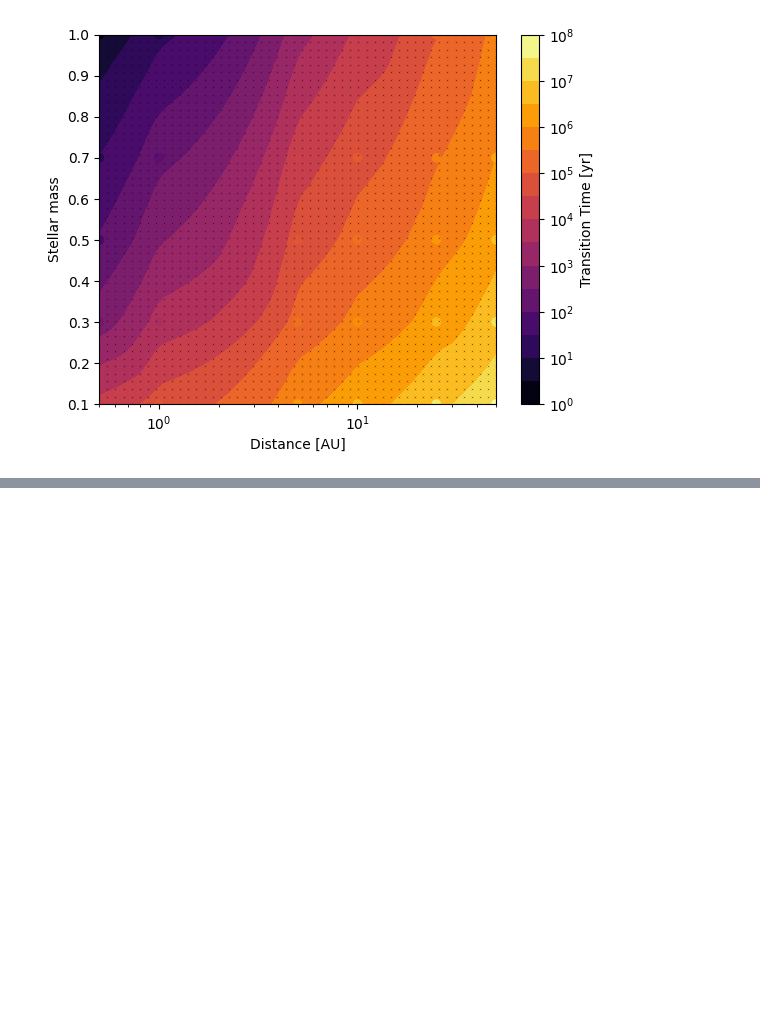
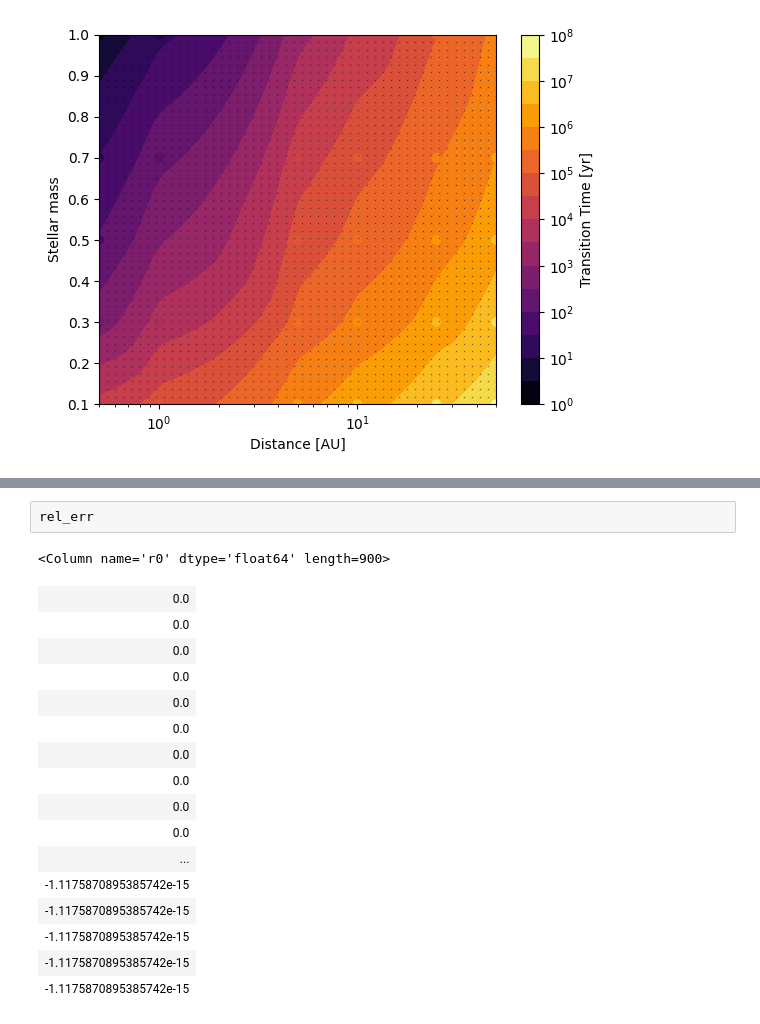
Before and after one commit to NIcolas-Kaufmann/emerge, a Jupyter notebook: emerge/temp_tests.ipynb, the cells around one changed output, grey strips where cells are left out. Drawn from its saved outputs; the diff is of its cells as text; blank space fills up the shorter version.

```diff
--- a/emerge/temp_tests.ipynb
+++ b/emerge/temp_tests.ipynb
@@ -137,0 +158,20 @@ plt.show()
+# %%
+rel_err
+# %% [output]
+<Column name='r0' dtype='float64' length=900>
+| 0.0 |
+| 0.0 |
+| 0.0 |
+| 0.0 |
+| 0.0 |
+| 0.0 |
+| 0.0 |
+| 0.0 |
+| 0.0 |
+| 0.0 |
+| ... |
+| -1.1175870895385742e-15 |
+| -1.1175870895385742e-15 |
+| -1.1175870895385742e-15 |
+| -1.1175870895385742e-15 |
+| -1.1175870895385742e-15 |
```
Also changed, not shown: parts of 4 cells of this notebook, 5 other files.
